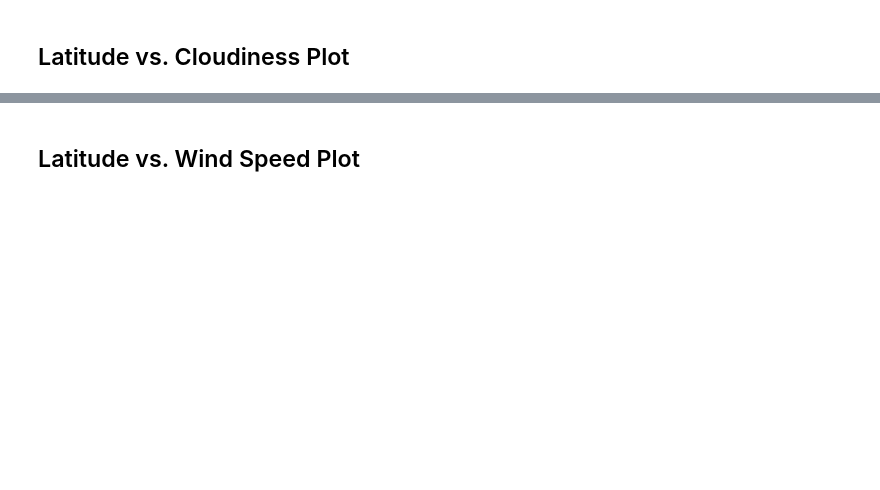
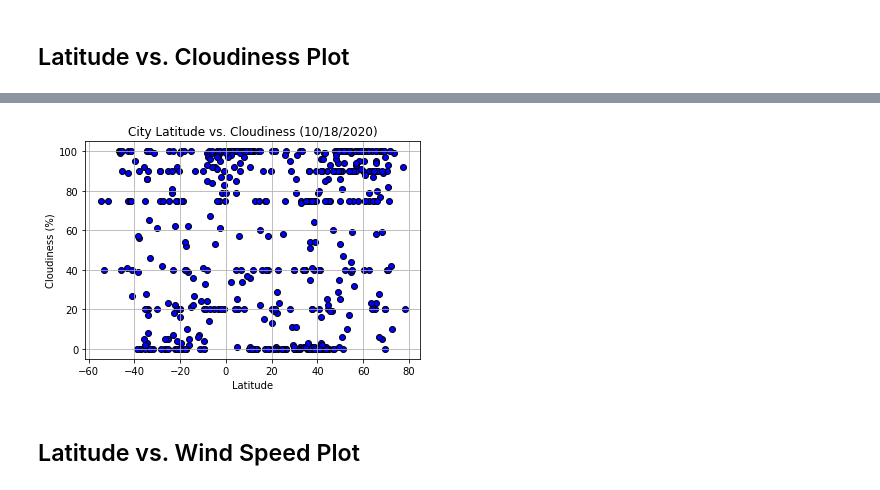
Before and after one commit to Candy-Capilla/python-api-challenge, a Jupyter notebook: WeatherPy/WeatherPy.ipynb, the cells around one changed output, grey strips where cells are left out. Drawn from its saved outputs; the diff is of its cells as text; code cells hidden in the pictures; blank space fills up the shorter version.

```diff
--- a/WeatherPy/WeatherPy.ipynb
+++ b/WeatherPy/WeatherPy.ipynb
@@ -188,2 +221,20 @@ Int64Index([], dtype='int64')
+# %%
+#define variables
+city_cloud = city_weather_df["Cloudiness"]
+
+#set plot parameters
+plt.scatter(city_lat, city_cloud, marker="o", facecolor="blue", edgecolor="black")
+plt.title(f"City Latitude vs. Cloudiness {date}")
+plt.xlabel("Latitude")
+plt.ylabel("Cloudiness (%)")
+plt.grid(True)
+
+#save plot as png
+plt.savefig("output_data/Latitude_vs_Cloudiness.png")
+
+#show plot
+plt.show()
+# %% [output]
+[figure, added]
 # %% [markdown]
 ## Latitude vs. Wind Speed Plot
```
Also changed, not shown: parts of 33 cells of this notebook, 13 other files.
